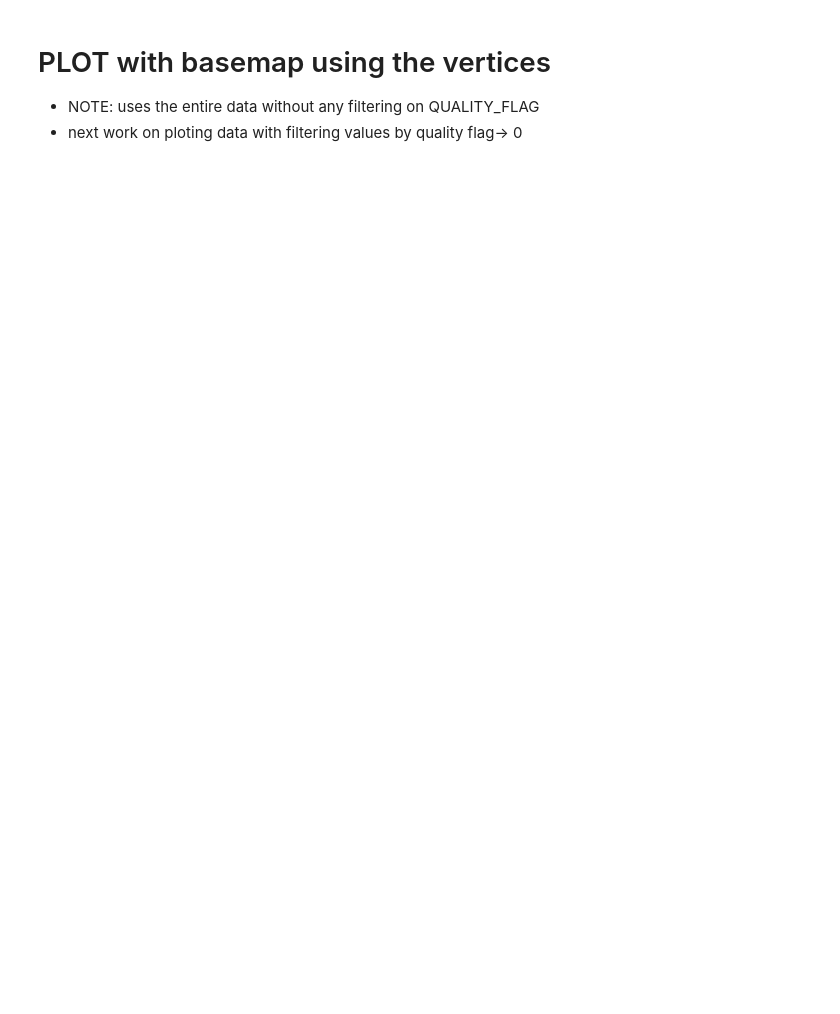
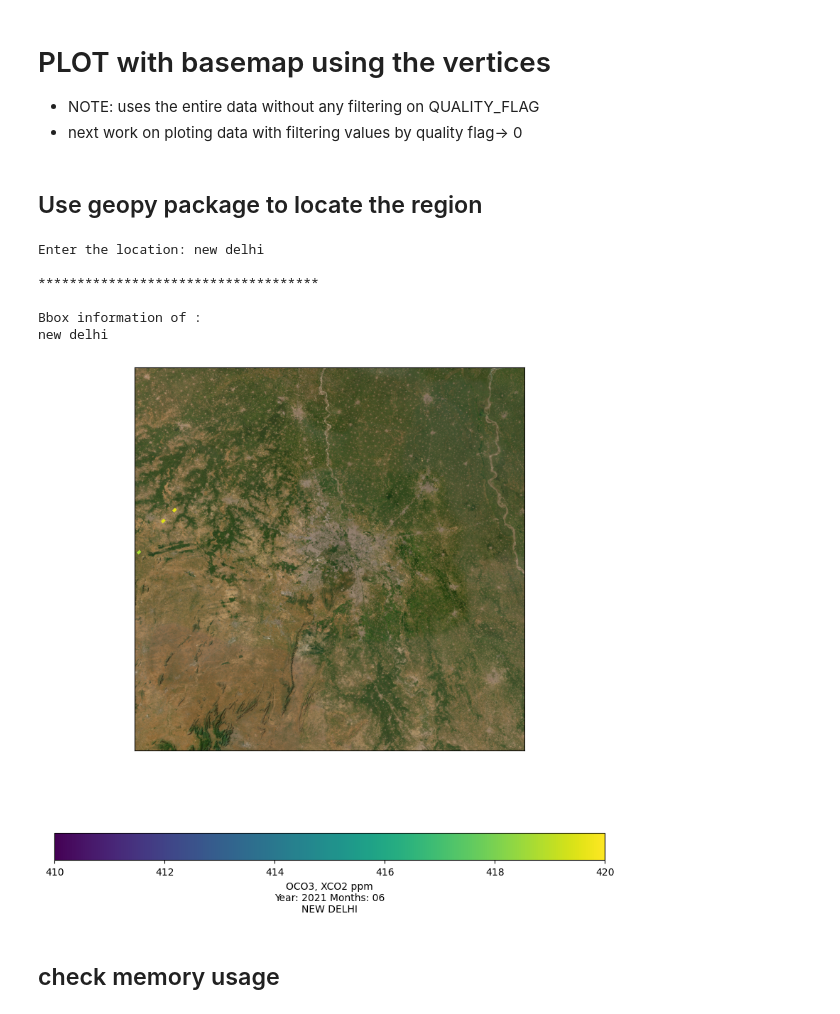
Before and after one commit to sagarlimbu0/oco2-oco3_data_access_visualization, a Jupyter notebook: scripts/test_pydap_session.ipynb, the cells around one changed output. Cells and saved outputs as stored; diff of their text form; code cells hidden in the pictures; blank space fills up the shorter version.

```diff
--- a/scripts/test_pydap_session.ipynb
+++ b/scripts/test_pydap_session.ipynb
@@ -184,0 +209,3 @@ len(total_)
+# %%
+total_= total_[:15]
+len(total_)
@@ -364,0 +412,26 @@ plt.show();
+# %% [markdown]
+## Use geopy package to locate the region
+# %%
+location= input("Enter the location: ")
+geo_loc= Nominatim(user_agent="locate", timeout=4)
+
+info= geo_loc.geocode(str(location)).raw
+
+## get the Bounding box information
+loc_bbx= info["boundingbox"]
+bbx_list= [float(i) for i in loc_bbx]
+print('\n************************************\n')
+print("Bbox information of :\n"+f'{location}')
+bbx_list
+
+
+# plot the location
+plot_vertices(xco2_total, patches_total, bbx_list, location, year, month)
+# %% [output]
+Enter the location: new delhi
+
+************************************
+
+Bbox information of :
+new delhi
+[figure, added]
@@ -365,3 +441,5 @@ plt.show();
+# %% [markdown]
+## check memory usage
 # %%
 import sys
 def obj_size_fmt(num):
```
Also changed, not shown: parts of 17 cells of this notebook, 1 other file.
